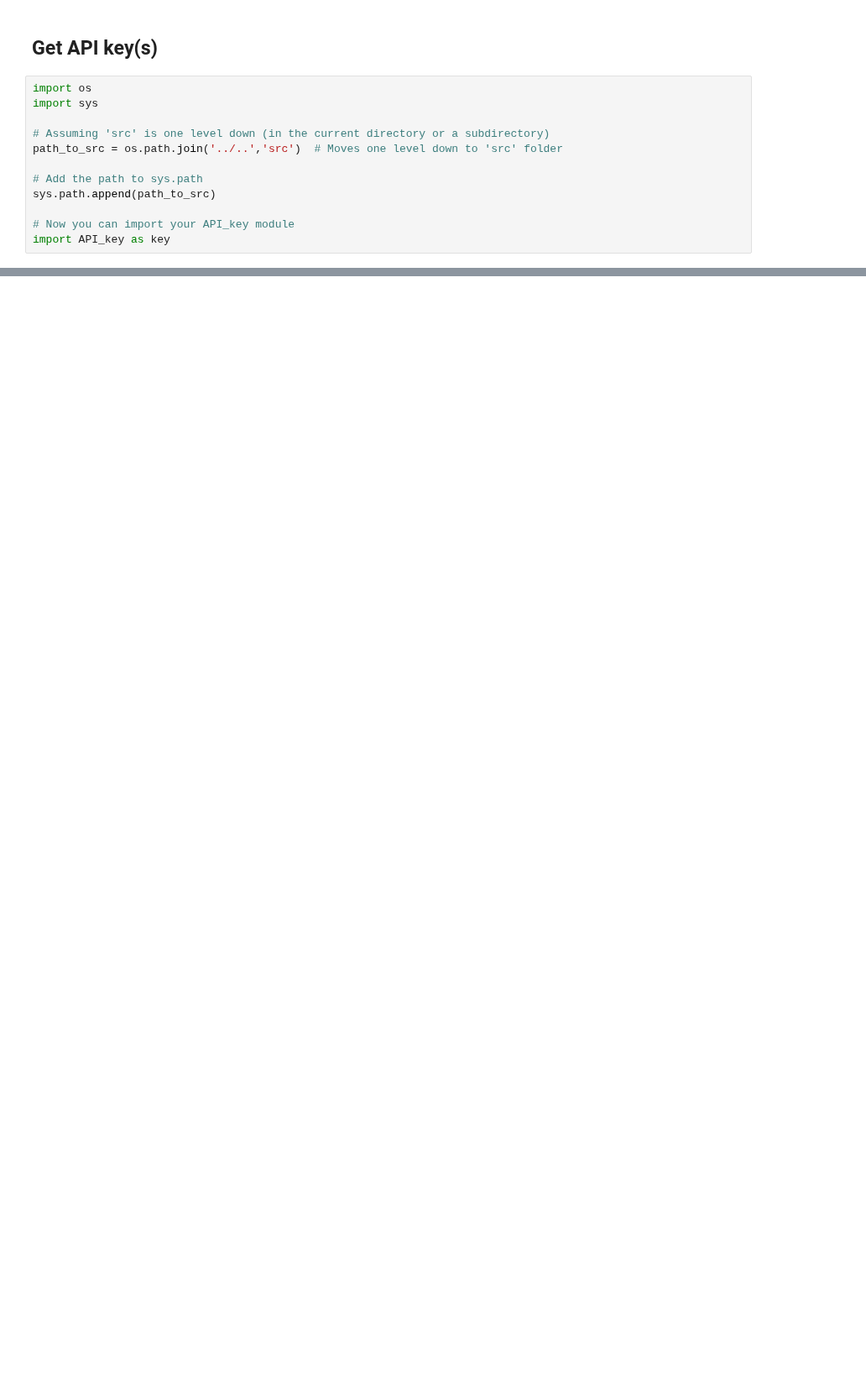
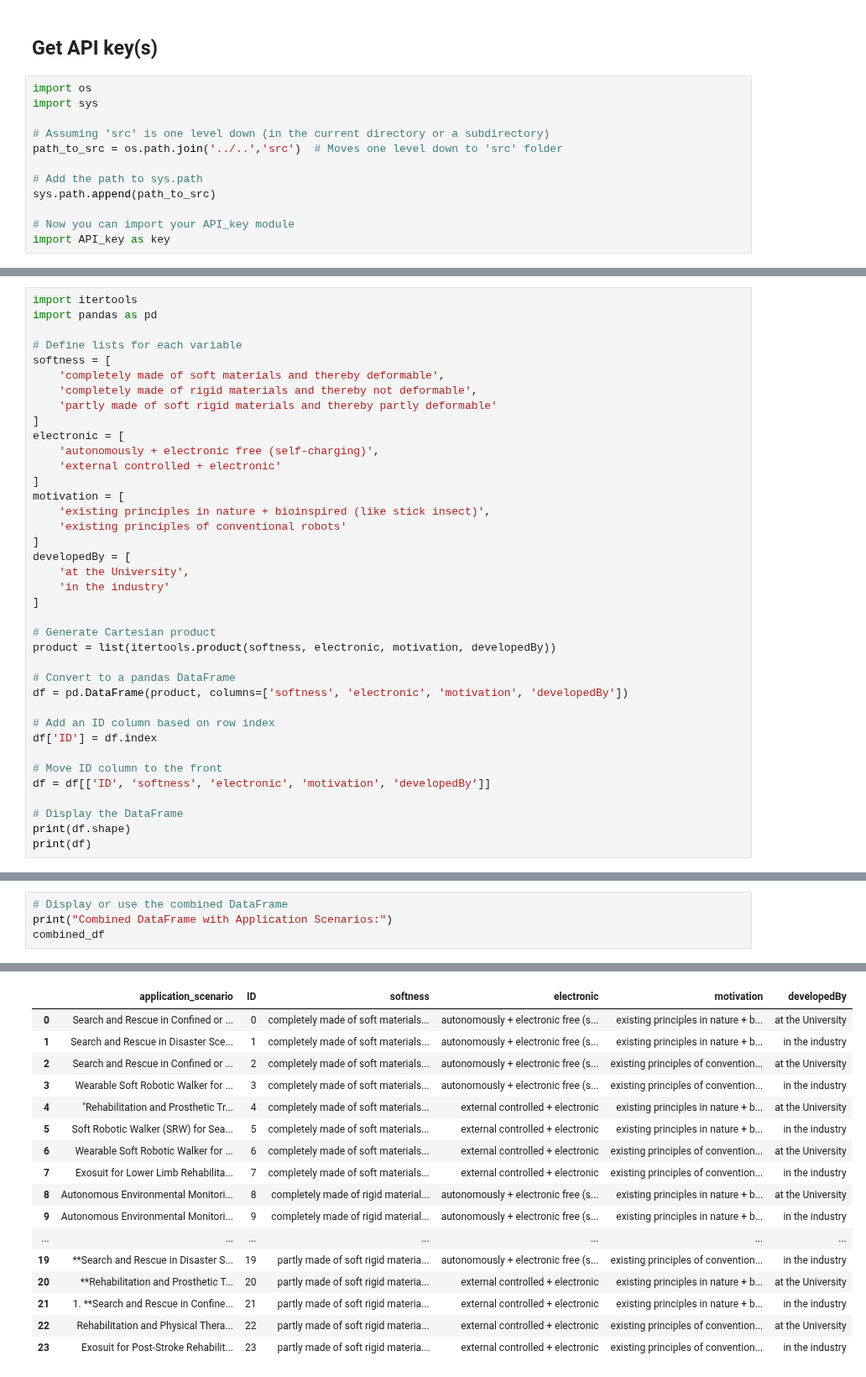
Before and after one commit to FennStatistics/introductory-workshop-in-LLMs, a Jupyter notebook: 2_featureExtraction_textGeneration/text generation/code.ipynb, the cells around one changed output, grey strips where cells are left out. Shown at 84% size. Drawn from its saved outputs; the diff is of its cells as text; blank space fills up the shorter version.

```diff
--- a/2_featureExtraction_textGeneration/text generation/code.ipynb
+++ b/2_featureExtraction_textGeneration/text generation/code.ipynb
@@ -174,0 +44,38 @@ When querying the API, outputs are automatically cached if the inputs are identi
+# %%
+import itertools
+import pandas as pd
+
+# Define lists for each variable
+softness = [
+    'completely made of soft materials and thereby deformable',
+    'completely made of rigid materials and thereby not deformable',
+    'partly made of soft rigid materials and thereby partly deformable'
+]
+electronic = [
+    'autonomously + electronic free (self-charging)',
+    'external controlled + electronic'
+]
+motivation = [
+    'existing principles in nature + bioinspired (like stick insect)',
+    'existing principles of conventional robots'
+]
+developedBy = [
+    'at the University',
+    'in the industry'
+]
+
+# Generate Cartesian product
+product = list(itertools.product(softness, electronic, motivation, developedBy))
+
+# Convert to a pandas DataFrame
+df = pd.DataFrame(product, columns=['softness', 'electronic', 'motivation', 'developedBy'])
+
+# Add an ID column based on row index
+df['ID'] = df.index
+
+# Move ID column to the front
+df = df[['ID', 'softness', 'electronic', 'motivation', 'developedBy']]
+
+# Display the DataFrame
+print(df.shape)
+print(df)
@@ -174,0 +259,5 @@ When querying the API, outputs are automatically cached if the inputs are identi
+# %%
+# Display or use the combined DataFrame
+print("Combined DataFrame with Application Scenarios:")
+combined_df
+# %% [output]
@@ -174,0 +265,17 @@ When querying the API, outputs are automatically cached if the inputs are identi
+|  | application_scenario | ID | softness | electronic | motivation | developedBy |
+| 0 | Search and Rescue in Confined or ... | 0 | completely made of soft materials... | autonomously + electronic free (s... | existing principles in nature + b... | at the University |
+| 1 | Search and Rescue in Disaster Sce... | 1 | completely made of soft materials... | autonomously + electronic free (s... | existing principles in nature + b... | in the industry |
+| 2 | Search and Rescue in Confined or ... | 2 | completely made of soft materials... | autonomously + electronic free (s... | existing principles of convention... | at the University |
+| 3 | Wearable Soft Robotic Walker for ... | 3 | completely made of soft materials... | autonomously + electronic free (s... | existing principles of convention... | in the industry |
+| 4 | "Rehabilitation and Prosthetic Tr... | 4 | completely made of soft materials... | external controlled + electronic | existing principles in nature + b... | at the University |
+| 5 | Soft Robotic Walker (SRW) for Sea... | 5 | completely made of soft materials... | external controlled + electronic | existing principles in nature + b... | in the industry |
+| 6 | Wearable Soft Robotic Walker for ... | 6 | completely made of soft materials... | external controlled + electronic | existing principles of convention... | at the University |
+| 7 | Exosuit for Lower Limb Rehabilita... | 7 | completely made of soft materials... | external controlled + electronic | existing principles of convention... | in the industry |
+| 8 | Autonomous Environmental Monitori... | 8 | completely made of rigid material... | autonomously + electronic free (s... | existing principles in nature + b... | at the University |
+| 9 | Autonomous Environmental Monitori... | 9 | completely made of rigid material... | autonomously + electronic free (s... | existing principles in nature + b... | in the industry |
+| ... | ... | ... | ... | ... | ... | ... |
+| 19 | **Search and Rescue in Disaster S... | 19 | partly made of soft rigid materia... | autonomously + electronic free (s... | existing principles of convention... | in the industry |
+| 20 | **Rehabilitation and Prosthetic T... | 20 | partly made of soft rigid materia... | external controlled + electronic | existing principles in nature + b... | at the University |
+| 21 | 1. **Search and Rescue in Confine... | 21 | partly made of soft rigid materia... | external controlled + electronic | existing principles in nature + b... | in the industry |
+| 22 | Rehabilitation and Physical Thera... | 22 | partly made of soft rigid materia... | external controlled + electronic | existing principles of convention... | at the University |
+| 23 | Exosuit for Post-Stroke Rehabilit... | 23 | partly made of soft rigid materia... | external controlled + electronic | existing principles of convention... | in the industry |
```
Also changed, not shown: parts of 33 cells of this notebook, 2 other files.
